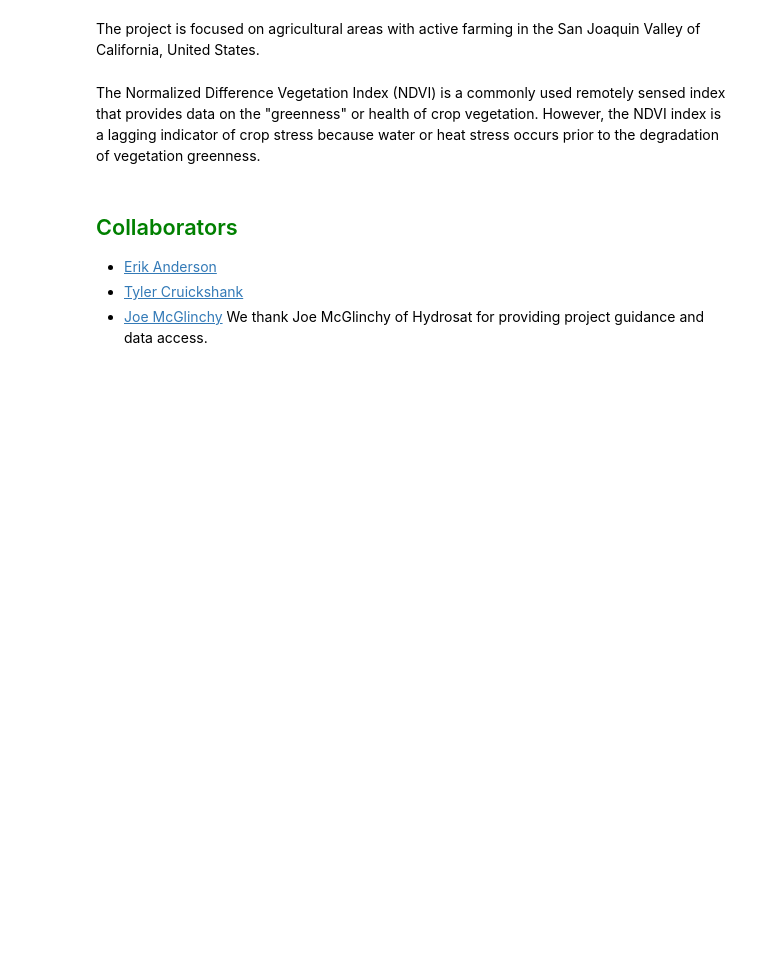
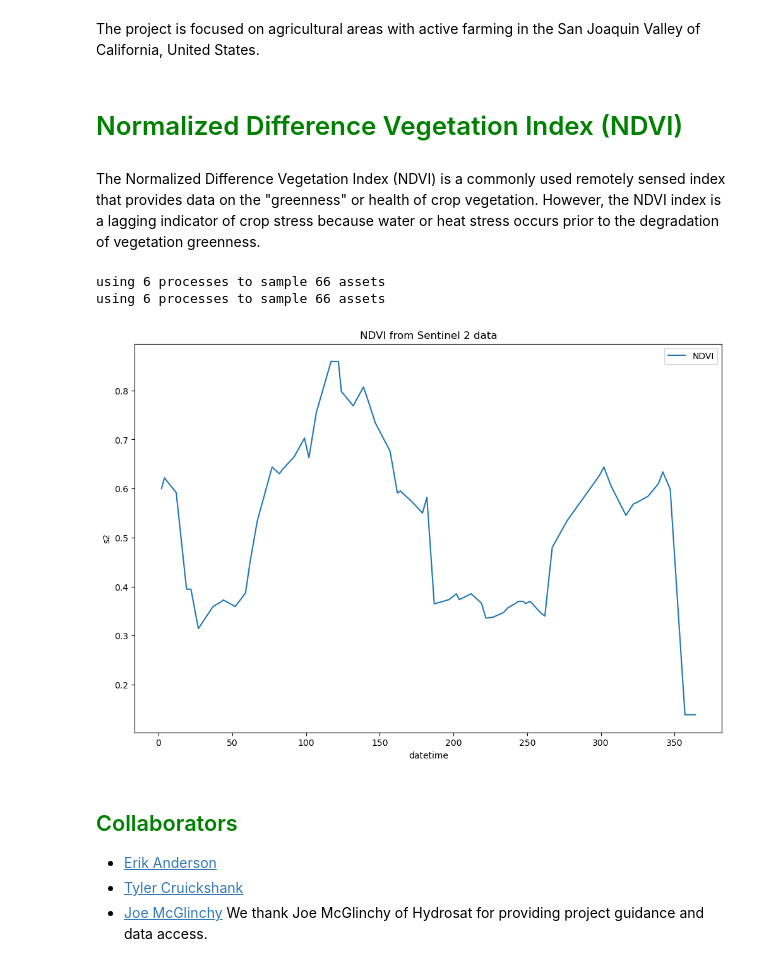
Before and after one commit to eculler/lst-crop-stress-capstone, a Jupyter notebook: blog.ipynb, the cells around one changed output. Cells and saved outputs as stored; diff of their text form; code cells hidden in the pictures; blank space fills up the shorter version.

```diff
--- a/blog.ipynb
+++ b/blog.ipynb
@@ -64,19 +66,28 @@ cat_url = 'https://fusion-stac.hydrosat.com'
 catalog = Client.open(cat_url, headers)
 # %%
 geom = {'type': 'Point', 'coordinates': config[met_tower]['field_center']}
-pt = Point(geom['coordinates'])
+aoi = Point(geom['coordinates'])
 
-start_date = "2021-01-01T00:00:00Z"
+start_date = "2022-01-01T00:00:00Z"
 end_date = "2022-12-31T00:00:00Z"
 
 collection = 'prepped_inputs_s2'
 
-search = catalog.search(
-    collections=collection,
-    intersects=geom,
-    datetime=[start_date, end_date],
-    max_items=1000
-)
+if type(aoi) == Point:
+    search = catalog.search(
+        collections=collection,
+        intersects=geom,
+        datetime=[start_date, end_date],
+        max_items=1000
+    )
+elif type(aoi) == Polygon:
+    search = catalog.search(
+        collections=collection,
+        aoi=geom,
+        datetime=[start_date, end_date],
+        max_items=1000
+    )
+
 
 items = search.get_all_items()
 print(f'number of source {collection} items: {len(items)}')
@@ -86,8 +101,23 @@ number of source prepped_inputs_s2 items: 111
 # <span style="color:green">Project Location</span>
 # %% [markdown]
 The project is focused on agricultural areas with active farming in the San Joaquin Valley of California, United States.
+# %% [markdown]
+# <span style="color:green">Normalized Difference Vegetation Index (NDVI)</span>
 # %% [markdown]
 The Normalized Difference Vegetation Index (NDVI) is a commonly used remotely sensed index that provides data on the "greenness" or health of crop vegetation. However, the NDVI index is a lagging indicator of crop stress because water or heat stress occurs prior to the degradation of vegetation greenness.
+# %%
+ndvi_series = utils.ndvi_from_collection(
+    items, geom_point=pt, tolerance=40, red_band=2, nir_band=6, name='s2')
+# %% [output]
+using 6 processes to sample 66 assets
+using 6 processes to sample 66 assets
+# %%
+fig, ax = plt.subplots(figsize=(12, 8))
+sns.lineplot(x=ndvi_series.index.dayofyear,
+             y=ndvi_series, ax=ax,
+             label='NDVI').set(title='NDVI from Sentinel 2 data');
+# %% [output]
+[figure, added]
 # %% [markdown]
 ## <span style="color:green">Collaborators </span>
 
```
Also changed, not shown: parts of 3 cells of this notebook.
